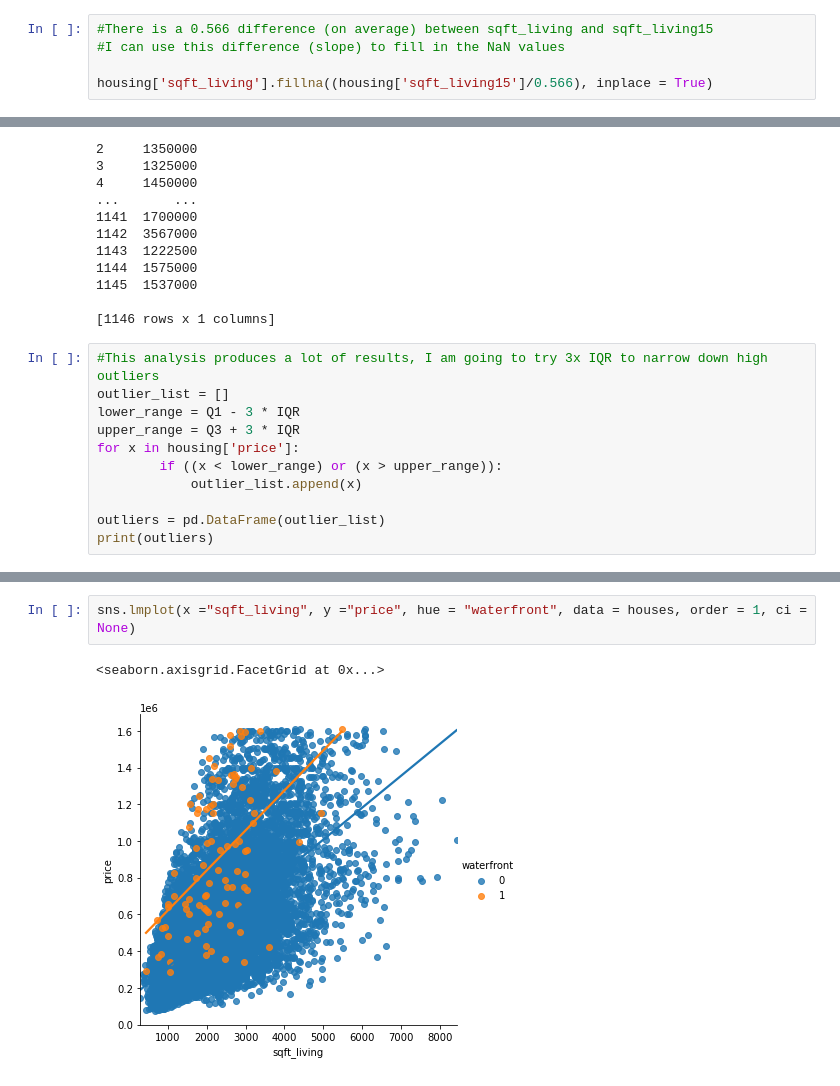
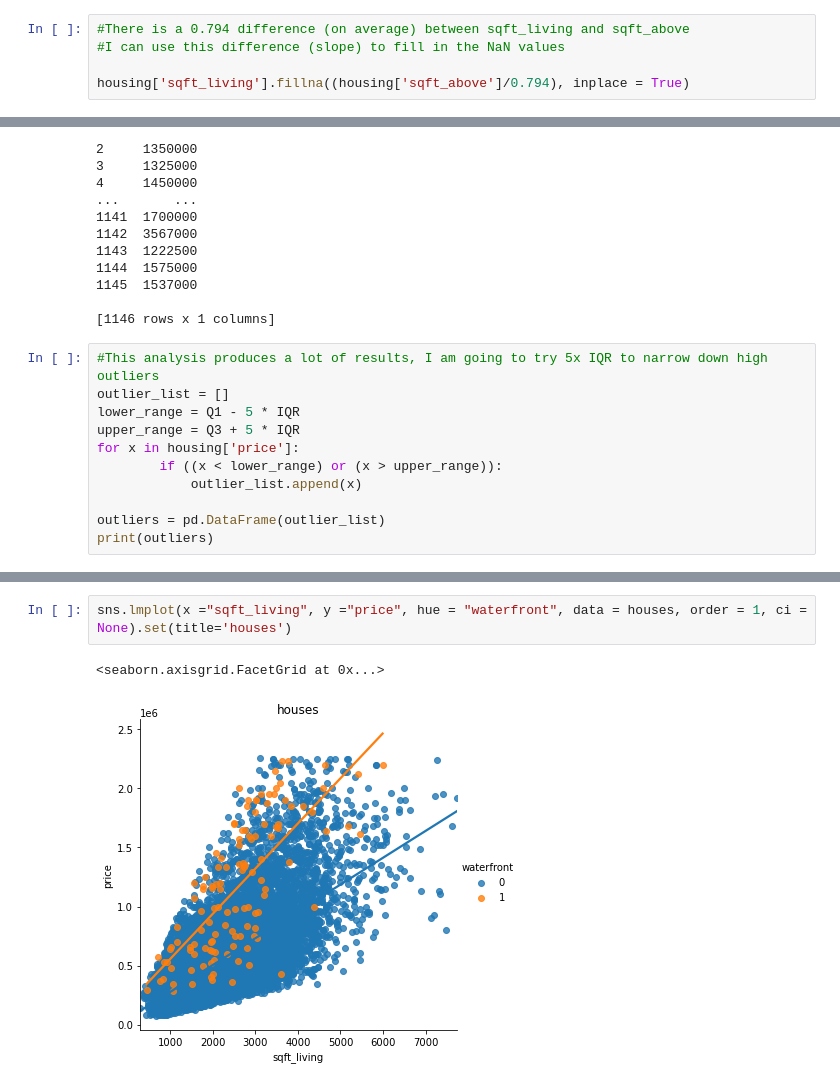
Before and after one commit to bpeterson25/ADS500B, a Jupyter notebook: Housing.ipynb, the cells around one changed output, grey strips where cells are left out. Saved outputs shown, nothing was run; the diff lists cells and outputs as text.

```diff
--- a/Housing.ipynb
+++ b/Housing.ipynb
@@ -144,8 +166,8 @@ print(regr.coef_)
 # %%
-#There is a 0.566 difference (on average) between sqft_living and sqft_living15
+#There is a 0.794 difference (on average) between sqft_living and sqft_above
 #I can use this difference (slope) to fill in the NaN values
 
-housing['sqft_living'].fillna((housing['sqft_living15']/0.566), inplace = True)
+housing['sqft_living'].fillna((housing['sqft_above']/0.794), inplace = True)
 # %%
 housing.isnull().sum()
 # %% [output]
@@ -599,10 +647,10 @@ print(outliers)
 
 [1146 rows x 1 columns]
 # %%
-#This analysis produces a lot of results, I am going to try 3x IQR to narrow down high outliers
+#This analysis produces a lot of results, I am going to try 5x IQR to narrow down high outliers
 outlier_list = []
-lower_range = Q1 - 3 * IQR
-upper_range = Q3 + 3 * IQR
+lower_range = Q1 - 5 * IQR
+upper_range = Q3 + 5 * IQR
 for x in housing['price']:
         if ((x < lower_range) or (x > upper_range)):
             outlier_list.append(x)
@@ -715,6 +763,6 @@ houses.describe()
 8 rows × 22 columns
 # %%
-sns.lmplot(x ="sqft_living", y ="price", hue = "waterfront", data = houses, order = 1, ci = None)
+sns.lmplot(x ="sqft_living", y ="price", hue = "waterfront", data = houses, order = 1, ci = None).set(title='houses')
 # %% [output]
 <seaborn.axisgrid.FacetGrid at 0x...>
-[figure, old version]
+[figure, new version]
```
Also changed, not shown: parts of 39 cells of this notebook.
